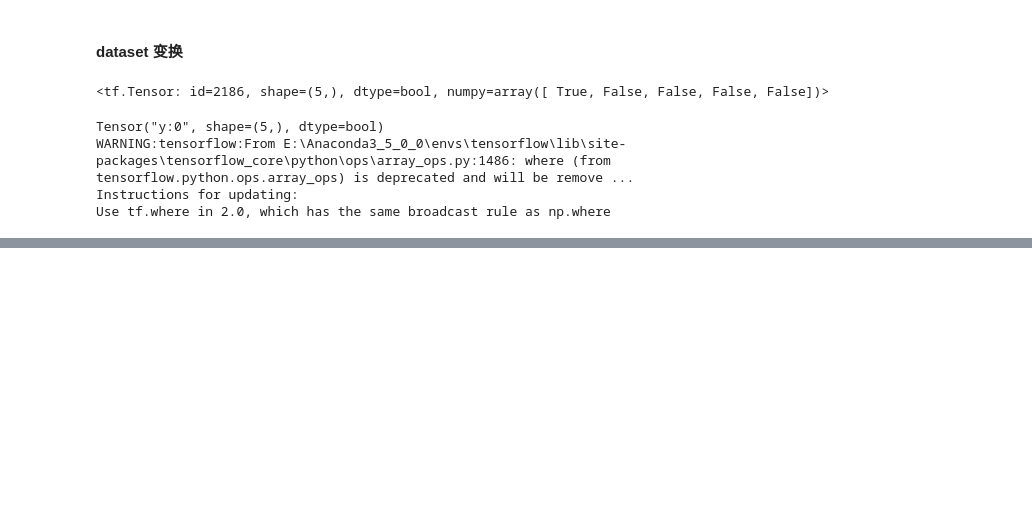
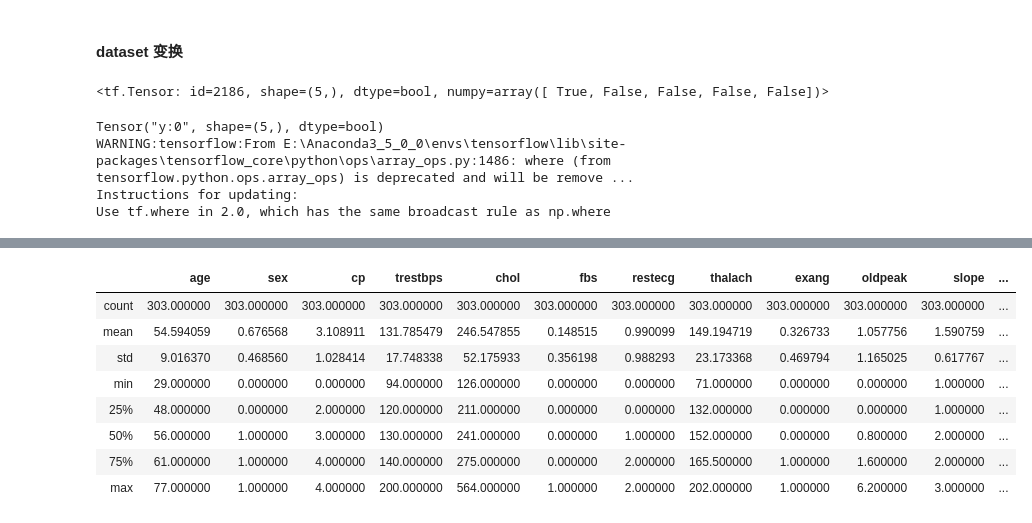
Before and after one commit to find-happiness/d2l-zh-tensorflow, a Jupyter notebook: code/chapter04/dataset.ipynb, the cells around one changed output, grey strips where cells are left out. Saved outputs shown, nothing was run; the diff lists cells and outputs as text; code cells hidden in the pictures; blank space fills up the shorter version.

```diff
--- a/code/chapter04/dataset.ipynb
+++ b/code/chapter04/dataset.ipynb
@@ -193,0 +222,4 @@ Epoch 3/3
+# %%
+heart_url = "https://storage.googleapis.com/applied-dl/heart.csv"
+
+heart_dir = tf.keras.utils.get_file(fname="heart.csv",origin=heart_url)
@@ -193,0 +229,3 @@ Epoch 3/3
+# %%
+df_heart =  pd.read_csv(heart_dir)
+df_heart.head()
@@ -193,0 +239,12 @@ Epoch 3/3
+# %%
+df_heart.describe()
+# %% [output]
+|  | age | sex | cp | trestbps | chol | fbs | restecg | thalach | exang | oldpeak | slope | ... |
+| count | 303.000000 | 303.000000 | 303.000000 | 303.000000 | 303.000000 | 303.000000 | 303.000000 | 303.000000 | 303.000000 | 303.000000 | 303.000000 | ... |
+| mean | 54.594059 | 0.676568 | 3.108911 | 131.785479 | 246.547855 | 0.148515 | 0.990099 | 149.194719 | 0.326733 | 1.057756 | 1.590759 | ... |
+| std | 9.016370 | 0.468560 | 1.028414 | 17.748338 | 52.175933 | 0.356198 | 0.988293 | 23.173368 | 0.469794 | 1.165025 | 0.617767 | ... |
+| min | 29.000000 | 0.000000 | 0.000000 | 94.000000 | 126.000000 | 0.000000 | 0.000000 | 71.000000 | 0.000000 | 0.000000 | 1.000000 | ... |
+| 25% | 48.000000 | 0.000000 | 2.000000 | 120.000000 | 211.000000 | 0.000000 | 0.000000 | 132.000000 | 0.000000 | 0.000000 | 1.000000 | ... |
+| 50% | 56.000000 | 1.000000 | 3.000000 | 130.000000 | 241.000000 | 0.000000 | 1.000000 | 152.000000 | 0.000000 | 0.800000 | 2.000000 | ... |
+| 75% | 61.000000 | 1.000000 | 4.000000 | 140.000000 | 275.000000 | 0.000000 | 2.000000 | 165.500000 | 1.000000 | 1.600000 | 2.000000 | ... |
+| max | 77.000000 | 1.000000 | 4.000000 | 200.000000 | 564.000000 | 1.000000 | 2.000000 | 202.000000 | 1.000000 | 6.200000 | 3.000000 | ... |
```
Also changed, not shown: parts of 58 cells of this notebook.
